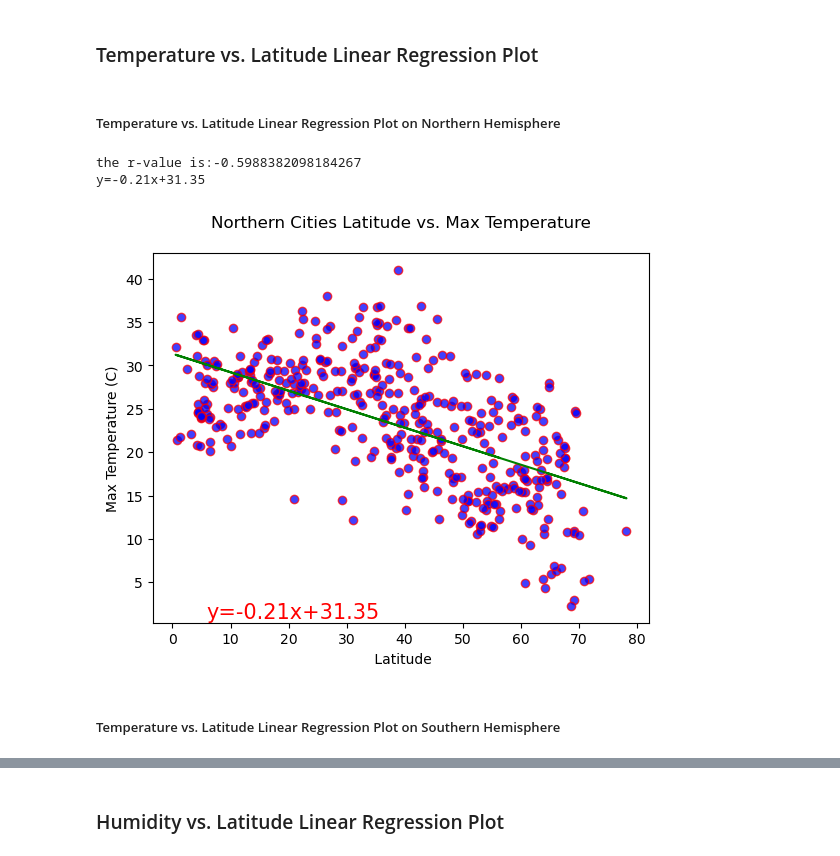
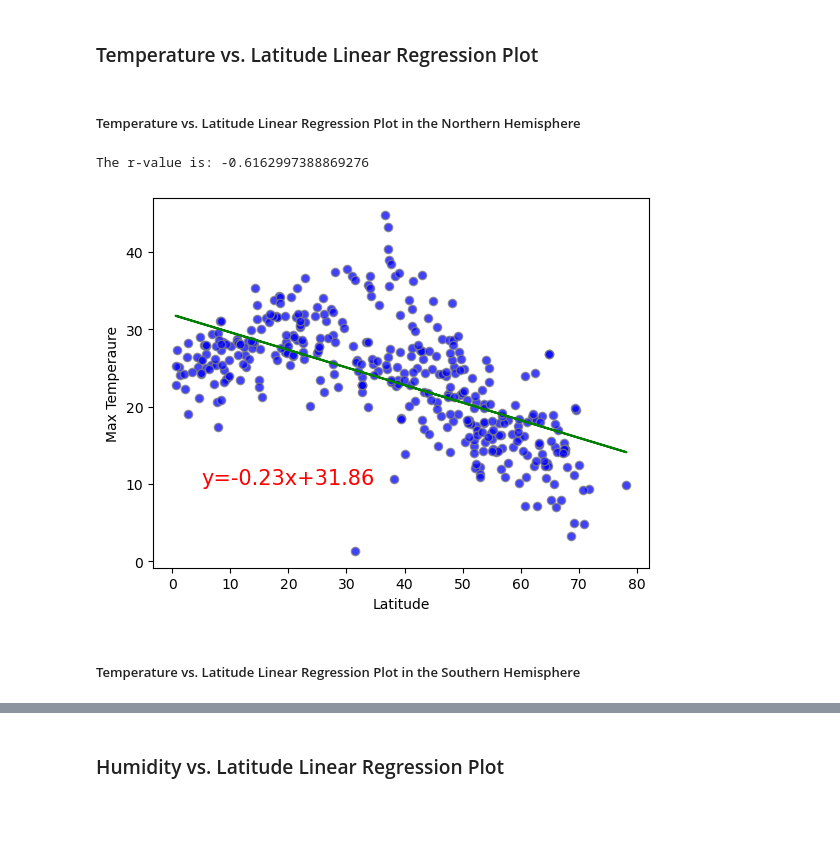
Before and after one commit to imennajar/python-api-challenge, a Jupyter notebook: WeatherPy/WeatherPy.ipynb, the cells around one changed output, grey strips where cells are left out. Cells and saved outputs as stored; diff of their text form; code cells hidden in the pictures; blank space fills up the shorter version.

```diff
--- a/WeatherPy/WeatherPy.ipynb
+++ b/WeatherPy/WeatherPy.ipynb
@@ -279,12 +278,26 @@ plt.show()
 ---
 
 ## Requirement 2: Compute Linear Regression for Each Relationship
-# %%
-# Define a function to create Linear Regression plots
-
-def regress_values(x_value, y_value,slope, intercept, rvalue, pvalue,stderr):
-    regress_values= x_value*slope+intercept
-    return;
+# %%
+
+# Define a function to create Linear Regression plots
+def regress_value(x_values, y_values,title,coordinats):
+    r = scipy.stats.pearsonr(x_values, y_values)
+    print(f"The r-value is: {r[0]}")
+
+    (slope, intercept, rvalue, pvalue, stderr) = linregress(x_values, y_values)
+
+    regress_values= x_values*slope+intercept
+
+    line_eq='y='+str(round(slope,2))+'x+'+ str(round(intercept,2))
+    plt.plot(x_values,regress_values,'green')
+    plt.annotate(line_eq, coordinats,fontsize=15,color='red')
+
+    plt.scatter(x_values, y_values, marker='o', facecolors='blue', edgecolors='gray',alpha=0.75)
+
+    plt.ylabel(title)
+
+    plt.xlabel('Latitude')
 # %%
 # Create a DataFrame with the Northern Hemisphere data (Latitude >= 0)
 northern_hemi_df = city_data_df.loc[city_data_df['Lat']>0]
@@ -315,32 +328,15 @@ southern_hemi_df.head()
 # %% [markdown]
 ###  Temperature vs. Latitude Linear Regression Plot
 # %% [markdown]
-##### Temperature vs. Latitude Linear Regression Plot on Northern Hemisphere
+##### Temperature vs. Latitude Linear Regression Plot in the Northern Hemisphere
-# %%
-# Linear regression on Northern Hemisphere
-# Build scatter plot for latitude vs. temperature
-lat=northern_hemi_df['Lat']
-temp=northern_hemi_df['Max Temp']
-plt.scatter(lat, temp, marker='o', facecolors='blue', edgecolors='red',alpha=0.75)
-# Incorporate the other graph properties
-plt.title( f'Northern Cities Latitude vs. Max Temperature\n')
-plt.ylabel('Max Temperature (C)')
-plt.xlabel(' Latitude')
-
-# Linear regression
-(slope, intercept, rvalue, pvalue,stderr) = linregress(lat, temp)
-
-#regress_values(lat, temp,slope, intercept, rvalue, pvalue,stderr)
-regress_values= lat*slope+intercept
-line_eq='y='+str(round(slope,2))+'x+'+ str(round(intercept,2))
-plt.plot(lat,regress_values,'green')
-plt.annotate(line_eq,(5.8,0.8),fontsize=15,color='red')
-
-print(f'the r-value is:{rvalue}')
-print (line_eq)
-# %% [output]
-the r-value is:-0.5988382098184267
-y=-0.21x+31.35
-[figure, removed]
+# %%
+# Linear regression on Northern Hemisphere
+lat=northern_hemi_df['Lat']
+temp=northern_hemi_df['Max Temp']
+# Call the function
+regress_value(lat,temp,'Max Temperaure',(5,10))
+# %% [output]
+The r-value is: -0.6162997388869276
+[figure, added]
 # %% [markdown]
-##### Temperature vs. Latitude Linear Regression Plot on Southern Hemisphere
+##### Temperature vs. Latitude Linear Regression Plot in the Southern Hemisphere
```
Also changed, not shown: parts of 40 cells of this notebook, 9 other files.
